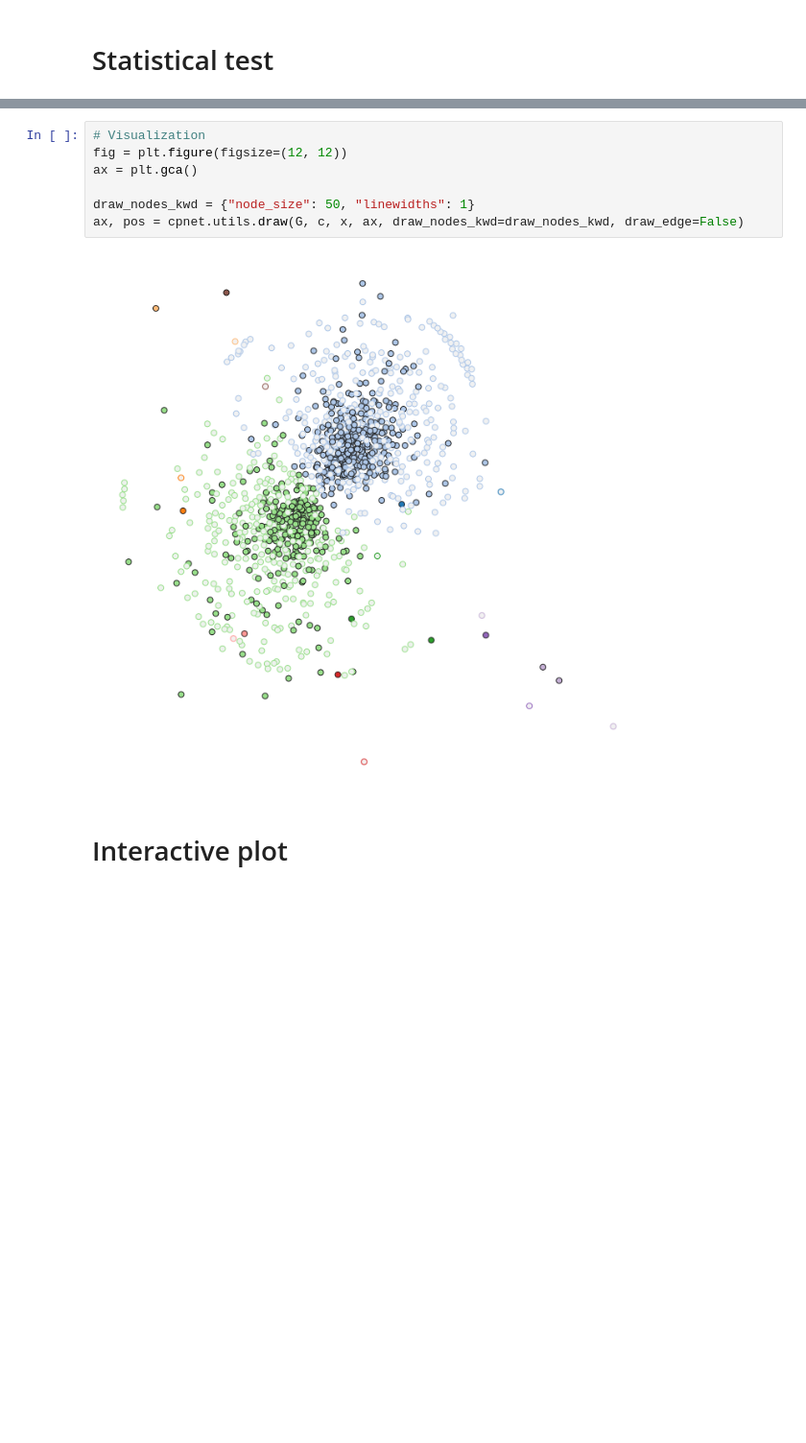
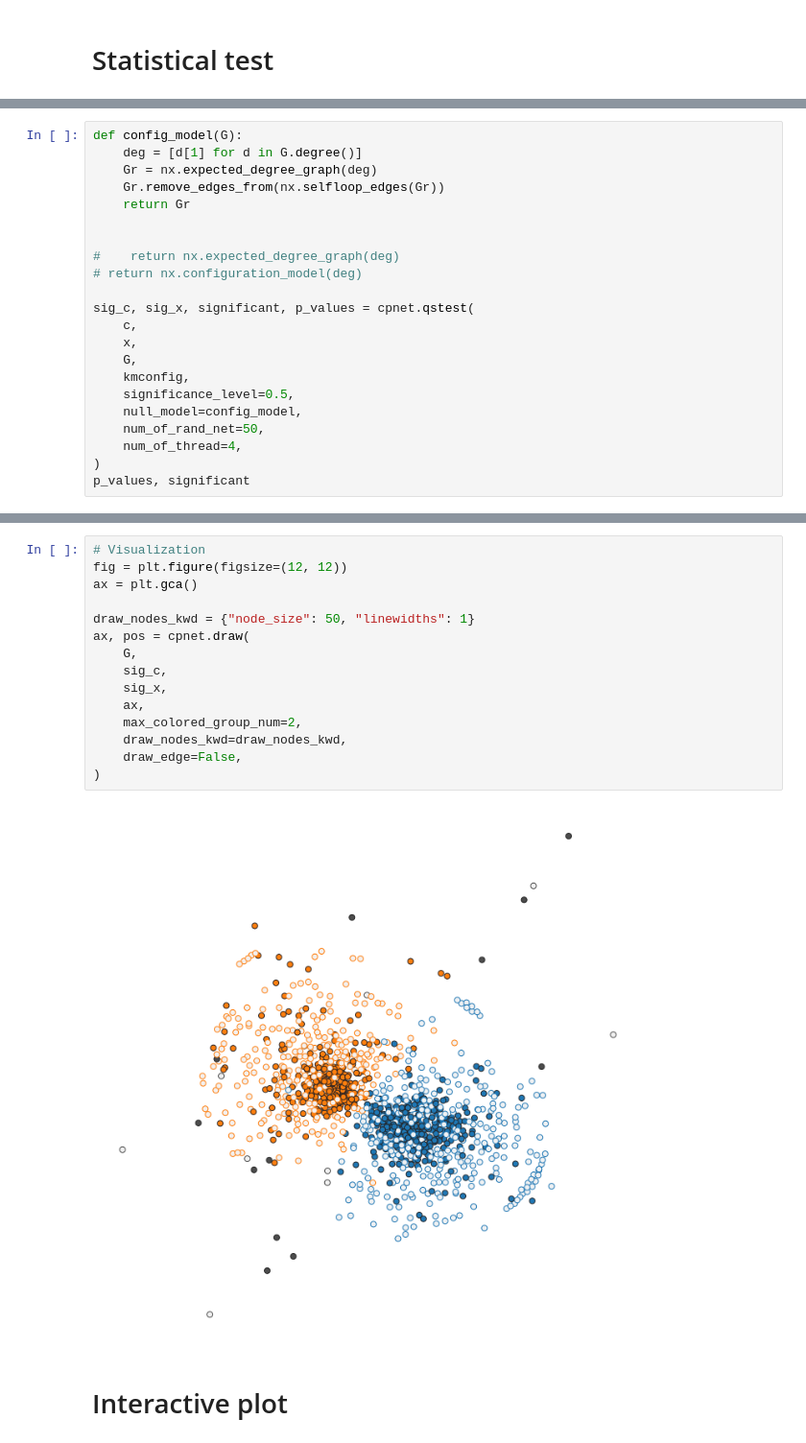
Before and after one commit to skojaku/core-periphery-detection, a Jupyter notebook: notebooks/example3.ipynb, the cells around one changed output, grey strips where cells are left out. Shown at 96% size. Drawn from its saved outputs; the diff is of its cells as text; blank space fills up the shorter version.

```diff
--- a/notebooks/example3.ipynb
+++ b/notebooks/example3.ipynb
@@ -84,0 +76,22 @@ sig_c, sig_x, significant, p_values = cpnet.qstest(
+# %%
+def config_model(G):
+    deg = [d[1] for d in G.degree()]
+    Gr = nx.expected_degree_graph(deg)
+    Gr.remove_edges_from(nx.selfloop_edges(Gr))
+    return Gr
+
+
+#    return nx.expected_degree_graph(deg)
+# return nx.configuration_model(deg)
+
+sig_c, sig_x, significant, p_values = cpnet.qstest(
+    c,
+    x,
+    G,
+    kmconfig,
+    significance_level=0.5,
+    null_model=config_model,
+    num_of_rand_net=50,
+    num_of_thread=4,
+)
+p_values, significant
@@ -85,12 +111,20 @@ sig_c, sig_x, significant, p_values = cpnet.qstest(
 # %%
 # Visualization
 fig = plt.figure(figsize=(12, 12))
 ax = plt.gca()
 
 draw_nodes_kwd = {"node_size": 50, "linewidths": 1}
-ax, pos = cpnet.utils.draw(G, c, x, ax, draw_nodes_kwd=draw_nodes_kwd, draw_edge=False)
+ax, pos = cpnet.draw(
+    G,
+    sig_c,
+    sig_x,
+    ax,
+    max_colored_group_num=2,
+    draw_nodes_kwd=draw_nodes_kwd,
+    draw_edge=False,
+)
 # %% [output]
-[figure, old version]
+[figure, new version]
 # %% [markdown]
 # Interactive plot
 # %% [markdown]
```
Also changed, not shown: parts of 6 cells of this notebook, 2 other files.
